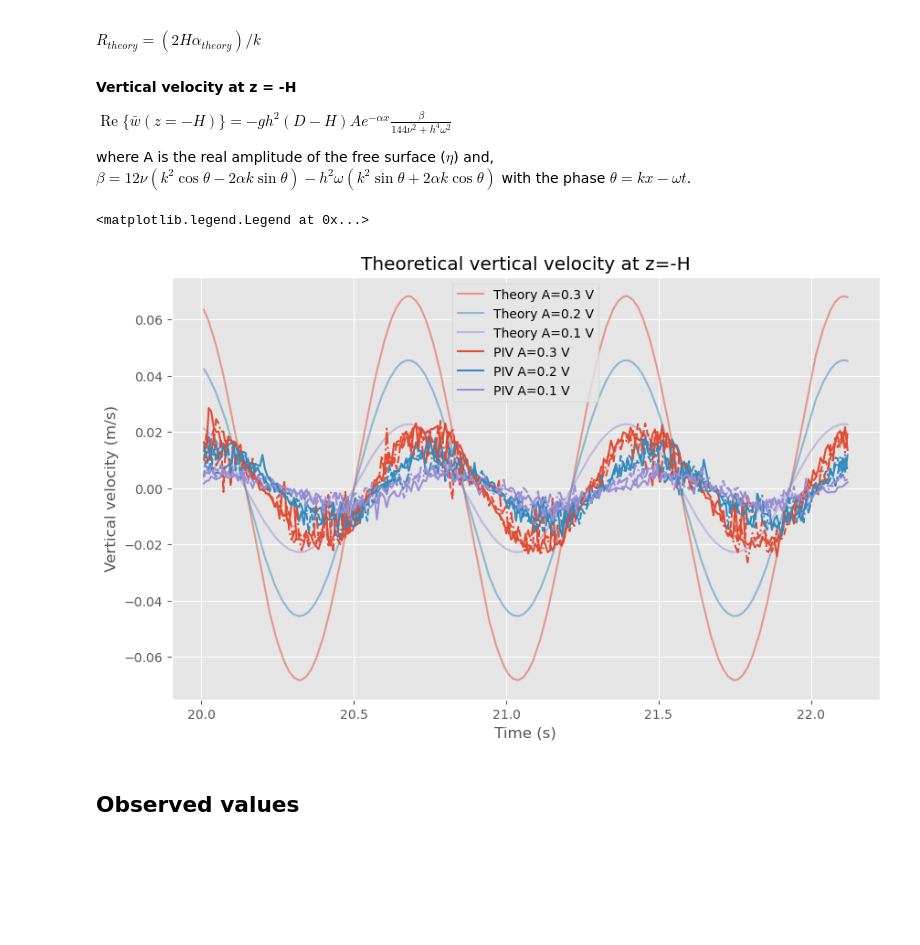
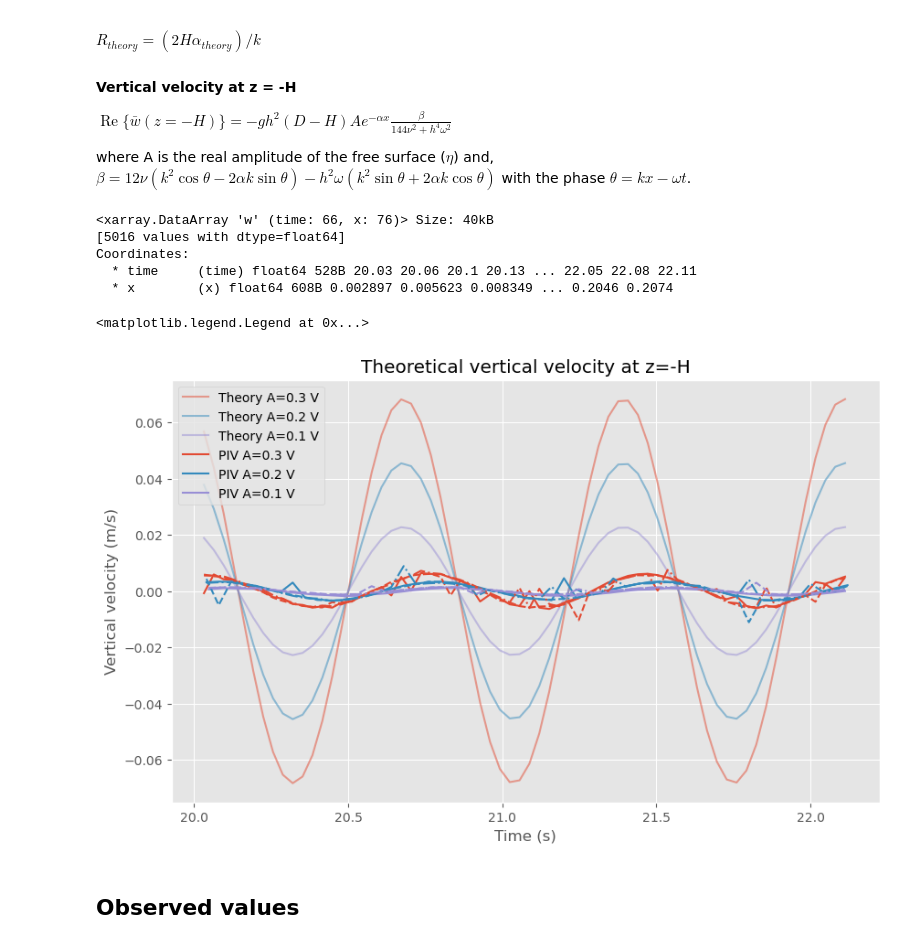
Before and after one commit to kjes4pres/Master_code, a Jupyter notebook: Lab/PIV/vertical_velocity.ipynb, the cells around one changed output. Cells and saved outputs as stored; diff of their text form; code cells hidden in the pictures; blank space fills up the shorter version.

```diff
--- a/Lab/PIV/vertical_velocity.ipynb
+++ b/Lab/PIV/vertical_velocity.ipynb
@@ -145,31 +148,39 @@ t = time_piv
 w_bar_theory_a03 = vertical_velocity(A03, D, H, f, a_theory, k, h, x, t)
 w_bar_theory_a02 = vertical_velocity(A02, D, H, f, a_theory, k, h, x, t)
 w_bar_theory_a01 = vertical_velocity(A01, D, H, f, a_theory, k, h, x, t)
+# %%
+piv_a03_r3['w']
+# %% [output]
+<xarray.DataArray 'w' (time: 66, x: 76)> Size: 40kB
+[5016 values with dtype=float64]
+Coordinates:
+  * time     (time) float64 528B 20.03 20.06 20.1 20.13 ... 22.05 22.08 22.11
+  * x        (x) float64 608B 0.002897 0.005623 0.008349 ... 0.2046 0.2074
 # %%
 fig, ax = plt.subplots(figsize=(10, 6))
 ax.plot(t, w_bar_theory_a03, color='C0', label='Theory A=0.3 V', alpha=0.5)
 ax.plot(t, w_bar_theory_a02, color='C1', label='Theory A=0.2 V', alpha=0.5)
 ax.plot(t, w_bar_theory_a01, color='C2', label='Theory A=0.1 V', alpha=0.5)
 
-ax.plot(t, piv_a03_r1['w'][:, -1], color='C0', label='PIV A=0.3 V')
-ax.plot(t, piv_a02_r1['w'][:, -1], color='C1', label='PIV A=0.2 V')
-ax.plot(t, piv_a01_r1['w'][:, -1], color='C2', label='PIV A=0.1 V')
+ax.plot(piv_a03_r1.time.values, piv_a03_r1['w'][:, -1], color='C0', label='PIV A=0.3 V')
+ax.plot(piv_a02_r1.time.values, piv_a02_r1['w'][:, -1], color='C1', label='PIV A=0.2 V')
+ax.plot(piv_a01_r1.time.values, piv_a01_r1['w'][:, -1], color='C2', label='PIV A=0.1 V')
 
-ax.plot(t, piv_a03_r2['w'][:, -1], color='C0', linestyle='--')
-ax.plot(t, piv_a02_r2['w'][:, -1], color='C1', linestyle='--')
-ax.plot(t, piv_a01_r2['w'][:, -1], color='C2', linestyle='--')
+ax.plot(piv_a03_r2.time.values, piv_a03_r2['w'][:, -1], color='C0', linestyle='--')
+ax.plot(piv_a02_r2.time.values, piv_a02_r2['w'][:, -1], color='C1', linestyle='--')
+ax.plot(piv_a01_r2.time.values, piv_a01_r2['w'][:, -1], color='C2', linestyle='--')
 
-ax.plot(t, piv_a03_r3['w'][:, -1], color='C0', linestyle='-.')
-ax.plot(t, piv_a02_r3['w'][:, -1], color='C1', linestyle='-.')
-ax.plot(t, piv_a01_r3['w'][:, -1], color='C2', linestyle='-.')
+ax.plot(piv_a03_r3.time.values, piv_a03_r3['w'][:, -1], color='C0', linestyle='-.')
+ax.plot(piv_a02_r3.time.values, piv_a02_r3['w'][:, -1], color='C1', linestyle='-.')
+ax.plot(piv_a01_r3.time.values, piv_a01_r3['w'][:, -1], color='C2', linestyle='-.')
 
 ax.set_xlabel('Time (s)')
 ax.set_ylabel('Vertical velocity (m/s)')
 ax.set_title('Theoretical vertical velocity at z=-H')
 ax.legend()
 # %% [output]
 <matplotlib.legend.Legend at 0x...>
-[figure, old version]
+[figure, new version]
 # %% [markdown]
 ## Observed values
 # %%
```
Also changed, not shown: parts of 2 cells of this notebook.
